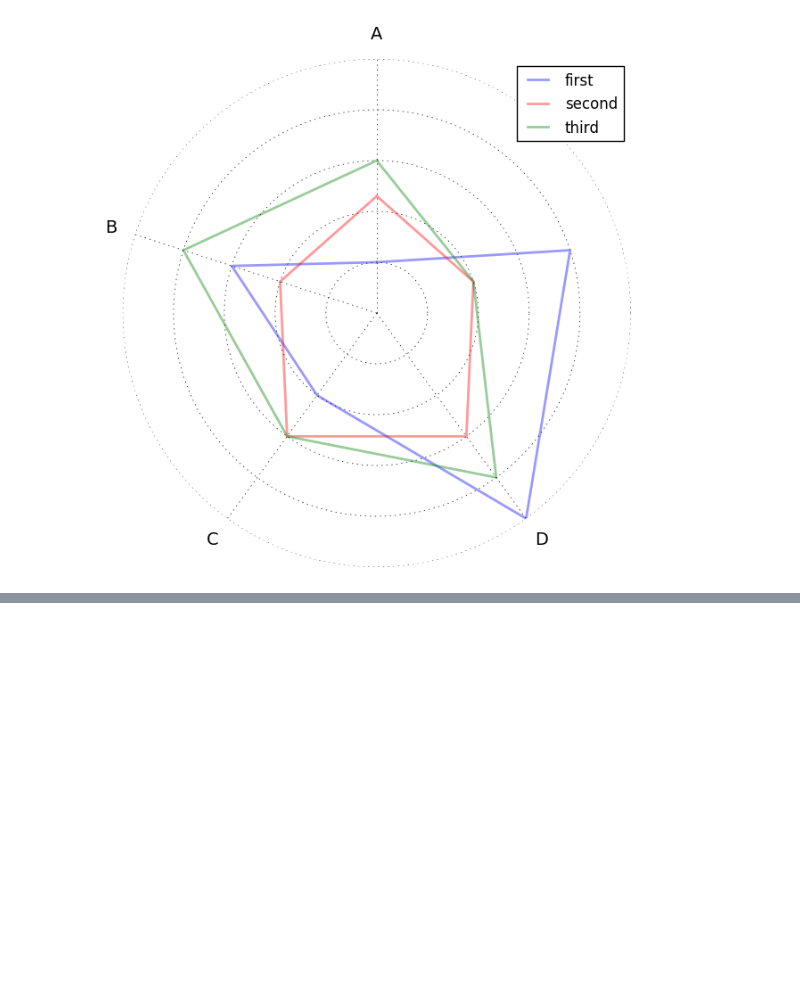
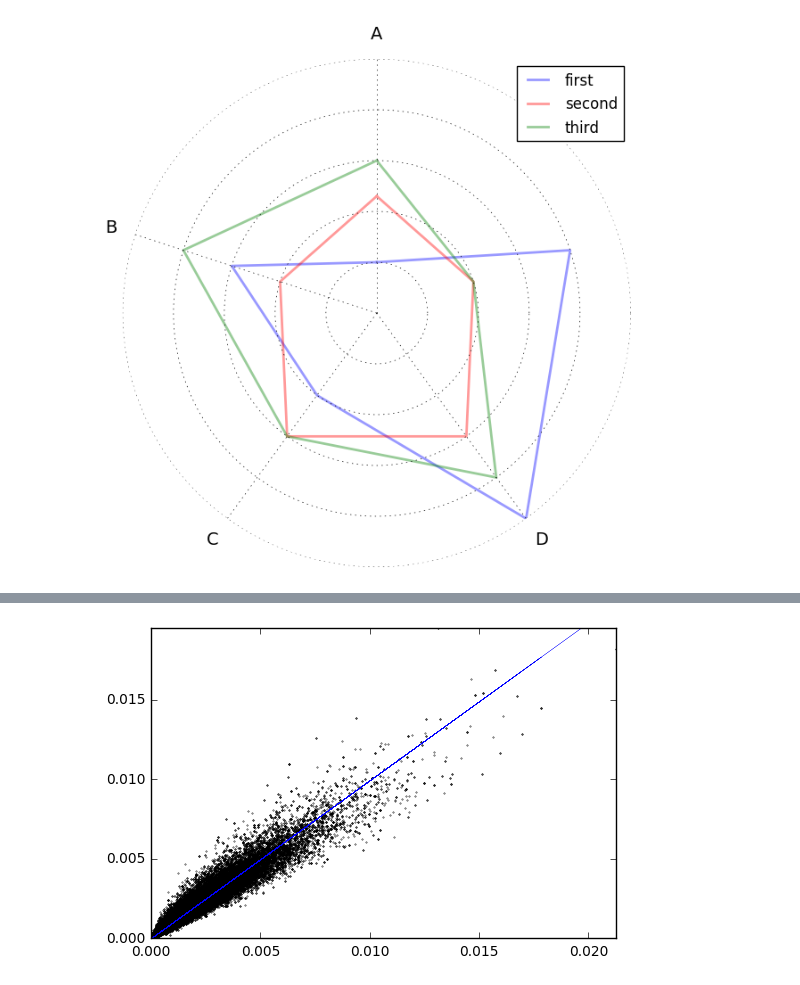
Before and after one commit to hernamesbarbara/r6stats, a Jupyter notebook: notebooks/Rainbow Six Siege.ipynb, the cells around one changed output, grey strips where cells are left out. Saved outputs shown, nothing was run; the diff lists cells and outputs as text; code cells hidden in the pictures; blank space fills up the shorter version.

```diff
--- a/notebooks/Rainbow Six Siege.ipynb
+++ b/notebooks/Rainbow Six Siege.ipynb
@@ -161,0 +147,2 @@ print ps4_ranked_stats_norm.shape
+# %%
+lm = LinearRegression()
@@ -161,0 +151,9 @@ print ps4_ranked_stats_norm.shape
+# %%
+X = ps4_ranked_stats_norm['stats.ranked.kills.norm'].values
+y = ps4_ranked_playtime_norm['stats.ranked.playtime.norm'].values
+# %%
+X_train, X_test, y_train, y_test = train_test_split(X, y, test_size=0.5, random_state=42)
+X_train = X_train.reshape(-1,1)
+X_test = X_test.reshape(-1,1)
+y_train = y_train.reshape(-1,1)
+y_test = y_test.reshape(-1,1)
@@ -161,0 +164,14 @@ print ps4_ranked_stats_norm.shape
+# %%
+xmin = X_test.min()
+xmax = X_test.max()
+ymin = y_test.min()
+ymax = y_test.max()
+
+plt.clf()
+plt.scatter(X_test, y_test,  color='black', s=0.1)
+plt.plot(X_test, lm.predict(X_test), color='blue', linewidth=0.1)
+plt.xlim((xmin, xmax))
+plt.ylim((ymin, ymax))
+plt.show()
+# %% [output]
+[figure, added]
```
Also changed, not shown: parts of 22 cells of this notebook.
